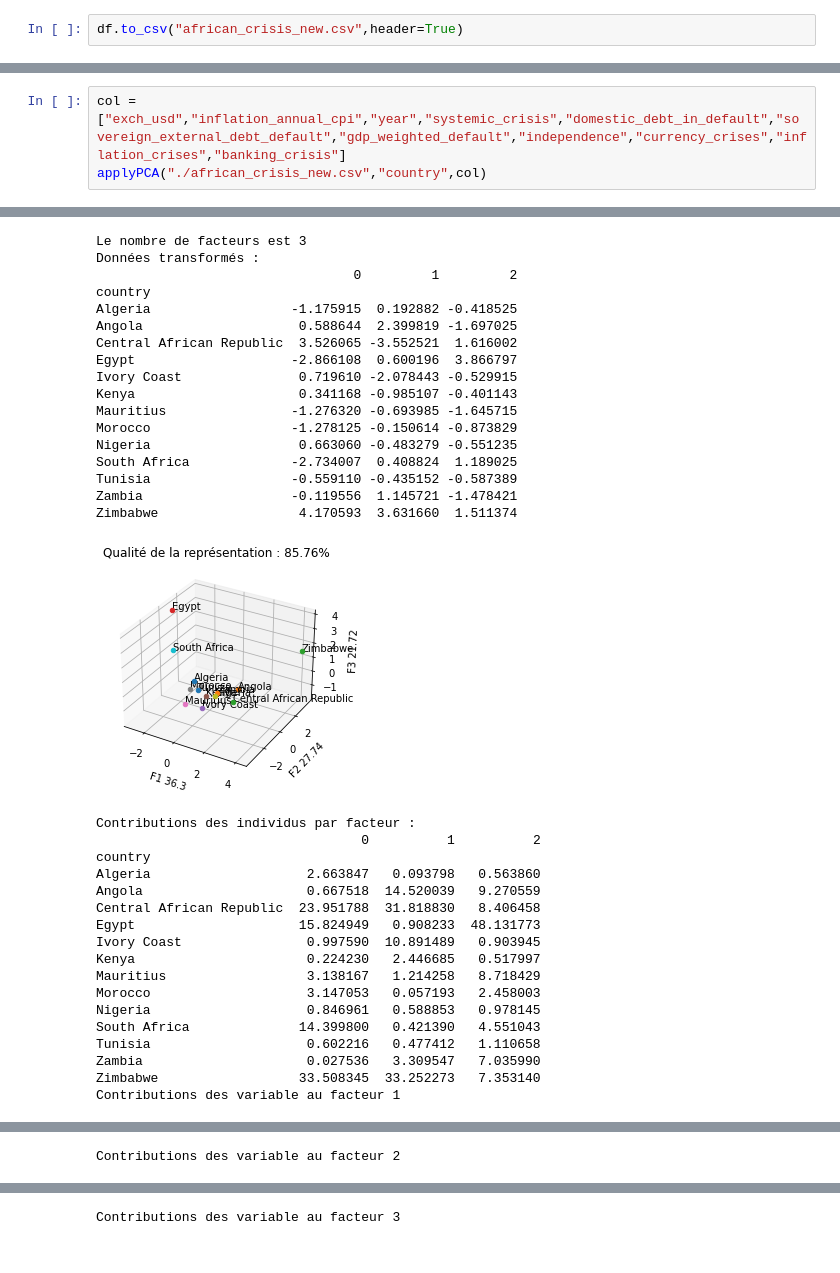
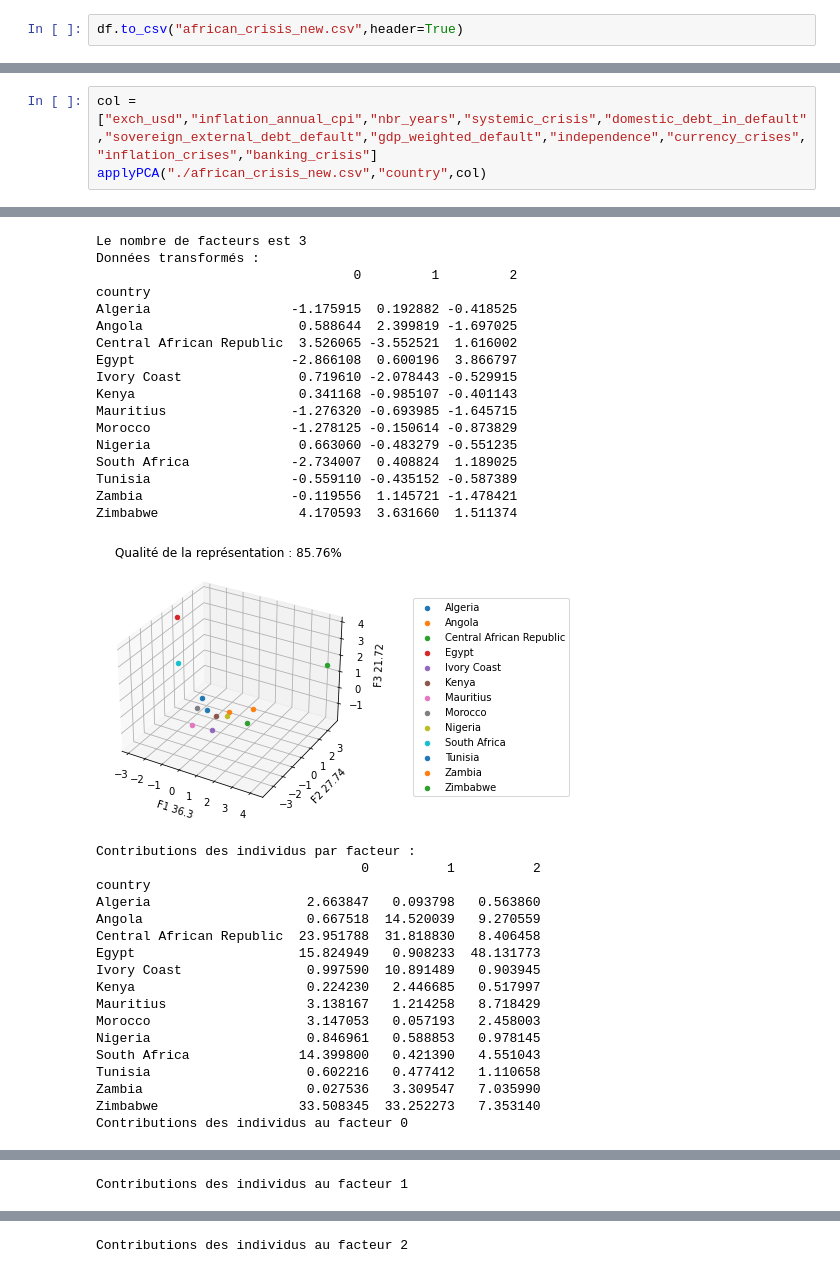
Before and after one commit to ElJaouhariMohamed/Projet-ACP, a Jupyter notebook: ACP_PROJET.ipynb, the cells around one changed output, grey strips where cells are left out. Saved outputs shown, nothing was run; the diff lists cells and outputs as text.

```diff
--- a/ACP_PROJET.ipynb
+++ b/ACP_PROJET.ipynb
@@ -186,6 +204,6 @@ def applyPCA(path,index,cols):
                 ploted.append(f"{j},{i}")
 # %%
-col = ["exch_usd","inflation_annual_cpi","year","systemic_crisis","domestic_debt_in_default","sovereign_external_debt_default","gdp_weighted_default","independence","currency_crises","inflation_crises","banking_crisis"]
+col = ["exch_usd","inflation_annual_cpi","nbr_years","systemic_crisis","domestic_debt_in_default","sovereign_external_debt_default","gdp_weighted_default","independence","currency_crises","inflation_crises","banking_crisis"]
 applyPCA("./african_crisis_new.csv","country",col)
 # %% [output]
 Données pures :
@@ -196,34 +214,34 @@ Angola                     15.099671            152.090470    77
 Central African Republic  367.686066              5.849863    58
 Egypt                       1.006045              4.762431   155
 Ivory Coast               153.320635              6.109254    63
 Kenya                      30.713180              8.725192    67
 Mauritius                  13.759661              6.854715    68
 Morocco                     5.865309              8.680358    75
 Nigeria                    38.951022             14.766862    60
 ... (102 lines left out)
 Valeurs propres :
 [3.99300046e+00 3.05102457e+00 2.38961222e+00 5.96571039e-01
  4.80169206e-01 2.18669346e-01 1.38344049e-01 8.88799434e-02
  1.77523744e-03 2.35711176e-02 1.83828110e-02]
 [figure]
 Le nombre de facteurs est 3
 Données transformés :
                                  0         1         2
 country
 Algeria                  -1.175915  0.192882 -0.418525
 Angola                    0.588644  2.399819 -1.697025
 Central African Republic  3.526065 -3.552521  1.616002
 Egypt                    -2.866108  0.600196  3.866797
 Ivory Coast               0.719610 -2.078443 -0.529915
 Kenya                     0.341168 -0.985107 -0.401143
 Mauritius                -1.276320 -0.693985 -1.645715
 Morocco                  -1.278125 -0.150614 -0.873829
 Nigeria                   0.663060 -0.483279 -0.551235
 South Africa             -2.734007  0.408824  1.189025
 Tunisia                  -0.559110 -0.435152 -0.587389
 Zambia                   -0.119556  1.145721 -1.478421
 Zimbabwe                  4.170593  3.631660  1.511374
-[figure, old version]
+[figure, new version]
 Contributions des individus par facteur :
                                   0          1          2
 country
@@ -240,4 +258,4 @@ South Africa              14.399800   0.421390   4.551043
 Tunisia                    0.602216   0.477412   1.110658
 Zambia                     0.027536   3.309547   7.035990
 Zimbabwe                  33.508345  33.252273   7.353140
-Contributions des variable au facteur 1
+Contributions des individus au facteur 0
@@ -245 +263 @@ Contributions des variable au facteur 1
-Contributions des variable au facteur 2
+Contributions des individus au facteur 1
@@ -247 +265 @@ Contributions des variable au facteur 2
-Contributions des variable au facteur 3
+Contributions des individus au facteur 2
```
Also changed, not shown: parts of 2 cells of this notebook.
